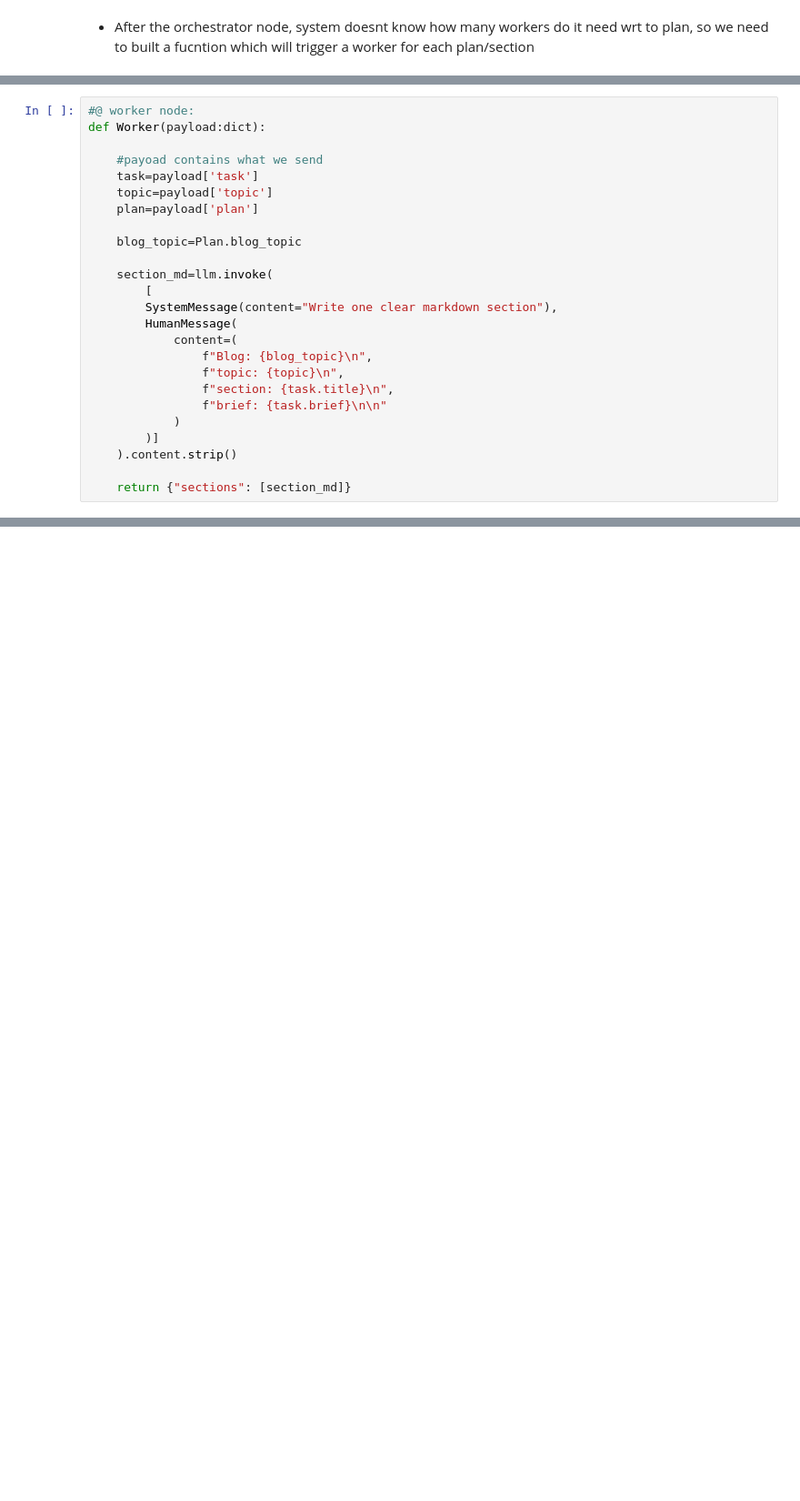
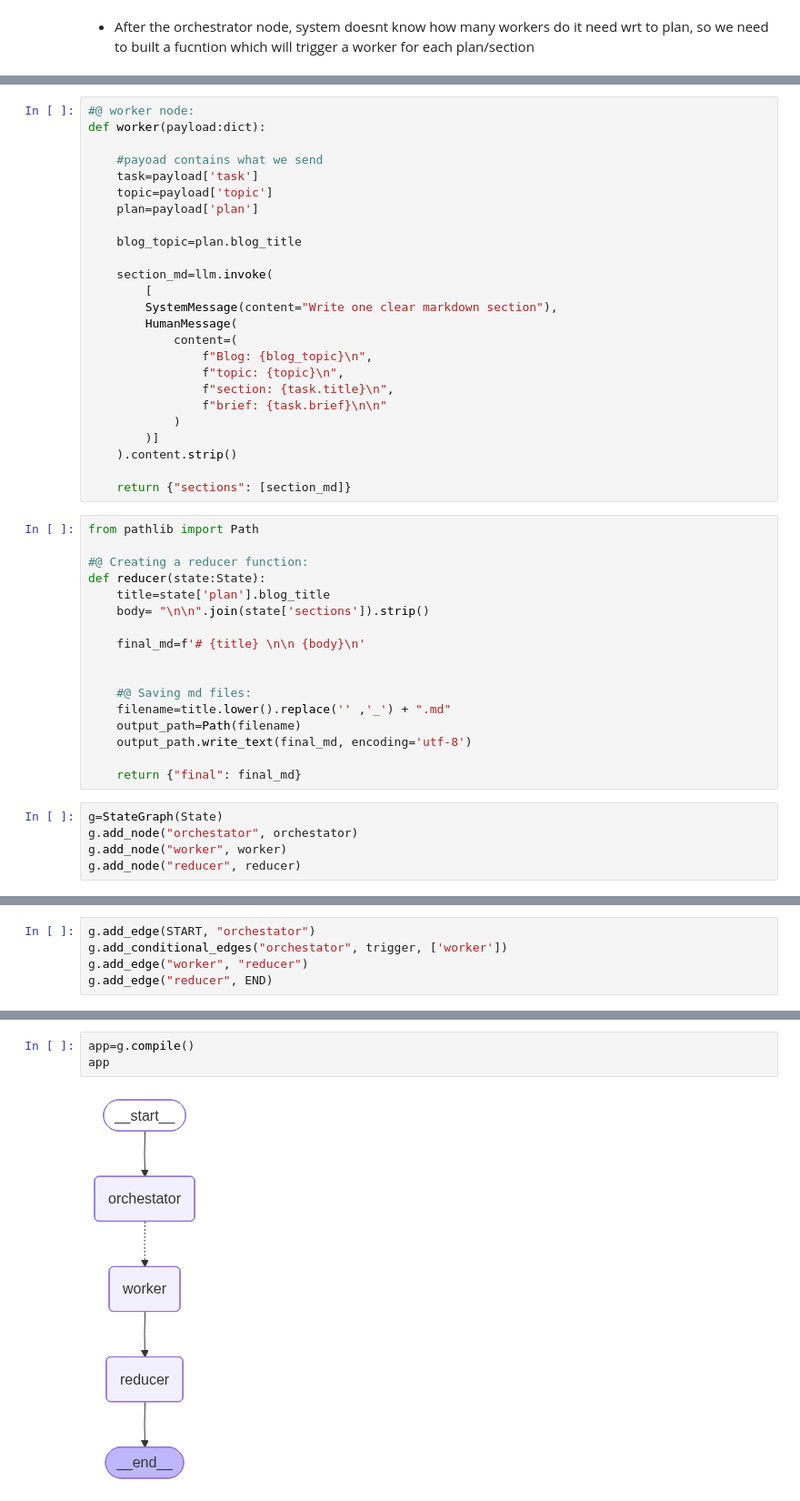
Before and after one commit to prijall/Blog_Writing_Agent, a Jupyter notebook: Basic_Blog_writing_agent.ipynb, the cells around one changed output, grey strips where cells are left out. Shown at 91% size. Drawn from its saved outputs; the diff is of its cells as text; blank space fills up the shorter version.

Commit message:
generic blog writing agent

```diff
--- a/Basic_Blog_writing_agent.ipynb
+++ b/Basic_Blog_writing_agent.ipynb
@@ -53,13 +73,13 @@ def trigger(state: State):
 # %%
 #@ worker node:
-def Worker(payload:dict):
+def worker(payload:dict):
 
     #payoad contains what we send
     task=payload['task']
     topic=payload['topic']
     plan=payload['plan']
 
-    blog_topic=Plan.blog_topic
+    blog_topic=plan.blog_title
 
     section_md=llm.invoke(
         [
@@ -75,3 +95,25 @@ def Worker(payload:dict):
     ).content.strip()
 
     return {"sections": [section_md]}
+# %%
+from pathlib import Path
+
+#@ Creating a reducer function:
+def reducer(state:State):
+    title=state['plan'].blog_title
+    body= "\n\n".join(state['sections']).strip()
+
+    final_md=f'# {title} \n\n {body}\n'
+
+
+    #@ Saving md files:
+    filename=title.lower().replace('' ,'_') + ".md"
+    output_path=Path(filename)
+    output_path.write_text(final_md, encoding='utf-8')
+
+    return {"final": final_md}
+# %%
+g=StateGraph(State)
+g.add_node("orchestator", orchestator)
+g.add_node("worker", worker)
+g.add_node("reducer", reducer)
@@ -77,0 +122,5 @@ def Worker(payload:dict):
+# %%
+g.add_edge(START, "orchestator")
+g.add_conditional_edges("orchestator", trigger, ['worker'])
+g.add_edge("worker", "reducer")
+g.add_edge("reducer", END)
@@ -77,0 +129,5 @@ def Worker(payload:dict):
+# %%
+app=g.compile()
+app
+# %% [output]
+[figure, added]
```
Also changed, not shown: parts of 9 cells of this notebook.
